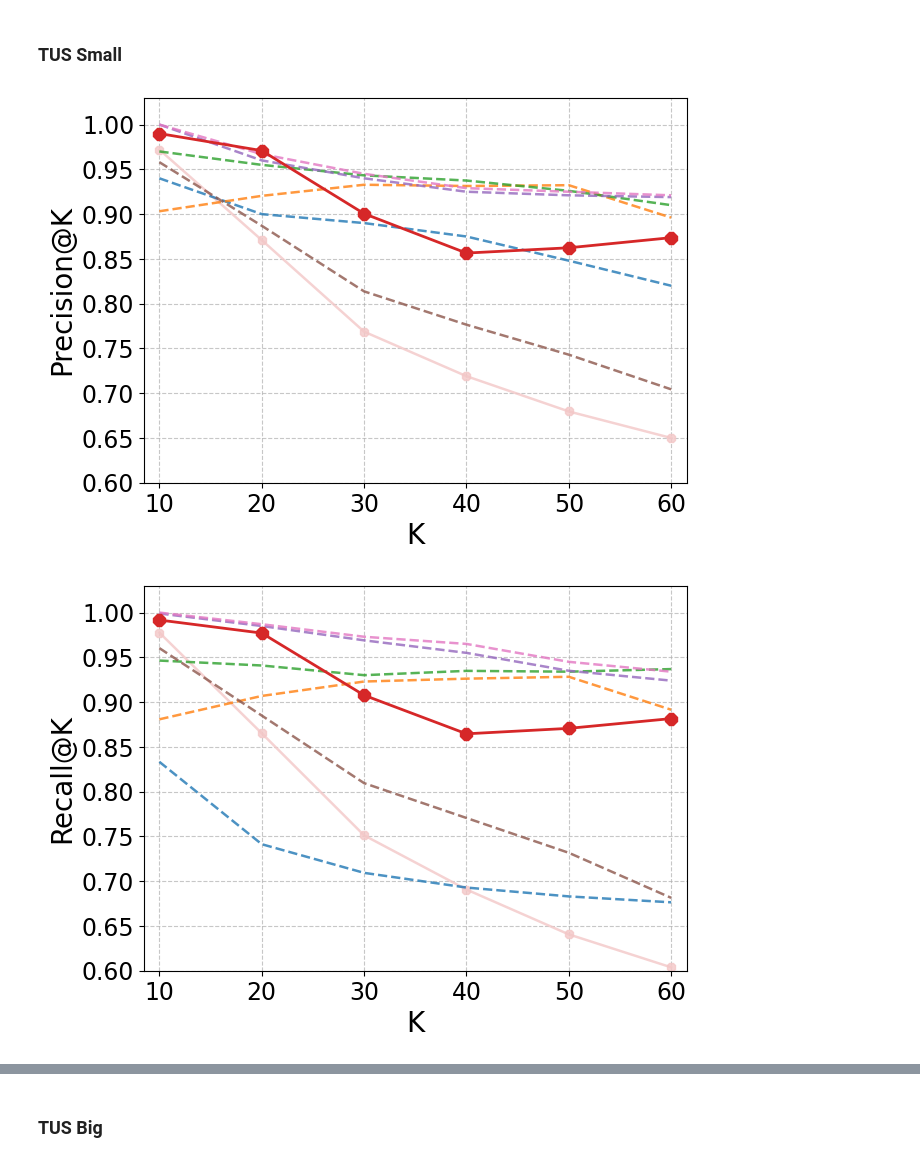
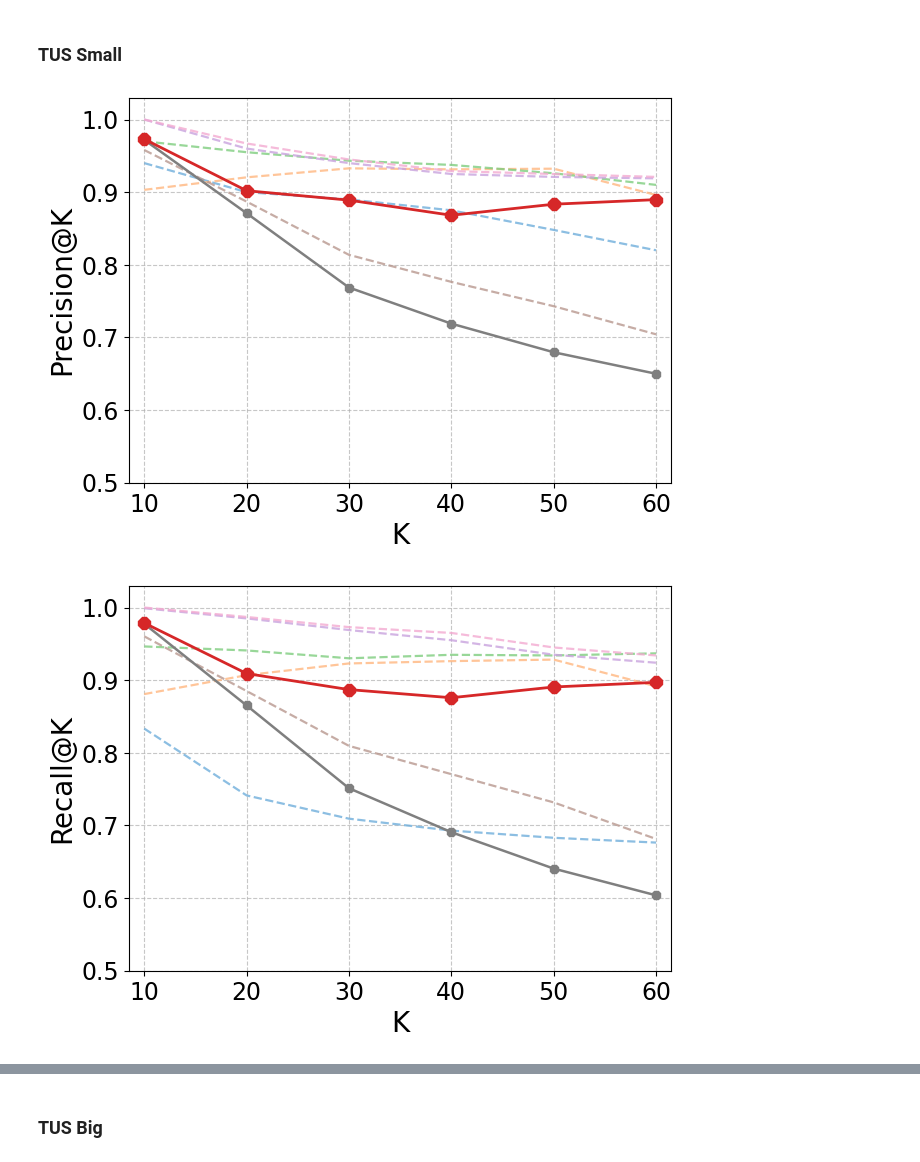
Before and after one commit to dtim-upc/FREYJA, a Jupyter notebook: experiments/notebooks/plots_and_statistical_analyses.ipynb, the cells around one changed output, grey strips where cells are left out. Cells and saved outputs as stored; diff of their text form; code cells hidden in the pictures.

```diff
--- a/experiments/notebooks/plots_and_statistical_analyses.ipynb
+++ b/experiments/notebooks/plots_and_statistical_analyses.ipynb
@@ -25,26 +25,15 @@ data = {
     }
 }
 colors = [
-    "#bfbfbf",  # pale gray
+    "#d62728",  # red
+    "#7f7f7f",  # pale gray
     "#6faedb",  # pale blue
     "#ffb780",  # pale orange
     "#7fcd7f",  # pale green
     "#c9a3de",  # pale purple
     "#b8988f",  # pale brown
     "#f3aad1",  # pale pink
-    "#d62728",  # red
 ]
-
-colors = [
-    "#d62728", # red
-    "#7f7f7f", # grey
-    "#1f77b4", # blue
-    "#ff7f0e", # orange
-    "#2ca02c", # green
-    "#9467bd", # purple
-    "#8c564b", # brown
-    "#e377c2", # pink
-]
 # %%
 # Get method names from the data dictionary (first metric as reference)
 method_labels = list(next(iter(data.values())).keys())
@@ -74,5 +63,5 @@ plt.close()
 # %%
-def plot_metric(metric_name, methods, x, save="", outdir=".", ybottom=0.6, ytop=1.03):
+def plot_metric(metric_name, methods, x, save="", outdir=".", ybottom=0.5, ytop=1.03):
     """
     Plots a single metric and optionally saves it as a PNG file.
 
@@ -89,13 +78,13 @@ def plot_metric(metric_name, methods, x, save="", outdir=".", ybottom=0.6, ytop=
     for (method, values), marker, ls, color in zip(
         methods.items(), markers, linestyles, colors
     ):
-        if method == "Freyja":  # Highlight your system
+        if method == "Freyja":
             plt.plot(
                 x, values,
                 marker=marker, linestyle=ls, color=color, linewidth=2,
                 label=method, zorder=10, markersize=9,
             )
-        elif method == "Freyja no K":
+        elif method == "MJ":
             plt.plot(
                 x, values,
                 marker=marker, linestyle=ls, color=color, linewidth=1.8,
@@ -213,48 +188,48 @@ def plot_tus_small():
 
     data = {
         "Precision@K": {
-            "Freyja no K": [0.972, 0.871, 0.7687, 0.719, 0.6796, 0.65],
+            "Freyja": [0.973, 0.902, 0.889, 0.8682, 0.8834, 0.8897],
+            "MJ": [0.972, 0.871, 0.7687, 0.719, 0.6796, 0.65],
             "Santos": [0.94, 0.9, 0.89, 0.875, 0.848, 0.82],
             "D3L": [0.9032, 0.9204, 0.9328, 0.9314, 0.9323, 0.8961],
             "WarpGate": [0.97, 0.955, 0.9433, 0.9375, 0.926, 0.91],
             "Starmie": [1.0, 0.96, 0.94, 0.925, 0.921, 0.919],
             "DeepJoin": [0.958, 0.887, 0.8137, 0.7765, 0.743, 0.7043],
             "KGLiDS": [1.0, 0.967, 0.945, 0.929, 0.925, 0.921],
-            "Freyja": [0.99, 0.9709, 0.9005, 0.8565, 0.8624, 0.8737],
             # "Freyja with J": = [0.972, 0.9095, 0.8557, 0.8642, 0.8734, 0.8838],
             # "Freyja with C" = [0.973, 0.909, 0.836, 0.7653, 0.6872, 0.6352]
         },
         "Recall@K" : {
-            "Freyja no K": [0.9776, 0.8652, 0.7512, 0.6907, 0.6406, 0.6038],
+            "Freyja": [0.9787, 0.9091, 0.887, 0.8758, 0.8906, 0.897],
+            "MJ": [0.9776, 0.8652, 0.7512, 0.6907, 0.6406, 0.6038],
             "Santos": [0.8333, 0.7413, 0.7093, 0.6929, 0.6830, 0.6764],
             "D3L": [0.8808, 0.9069, 0.9230, 0.9262, 0.9283, 0.8915],
             "WarpGate": [0.9464, 0.9409, 0.9301, 0.9349, 0.934, 0.9369],
             "Starmie": [0.999, 0.985, 0.969, 0.955, 0.935, 0.924],
             "DeepJoin": [0.9603, 0.885, 0.8095, 0.7706, 0.7317, 0.6814],
             "KGLiDS": [1, 0.987, 0.973, 0.965, 0.945, 0.934],
-            "Freyja": [0.9917, 0.9771, 0.9077, 0.8646, 0.8707, 0.8816],
             # "Freyja with J": = [0.9779, 0.9167, 0.8636, 0.872, 0.8811, 0.8911],
             # "Freyja with C" = [0.9787, 0.9162, 0.8385, 0.7588, 0.6657, 0.6037]
 
         },
         "MAP@K" : {
-            "Freyja no K": [0.9813, 0.9786, 0.9746, 0.9558, 0.9485, 0.9467],
+            "Freyja": [0.9803, 0.9778, 0.9692, 0.928, 0.9155, 0.9117],
+            "MJ": [0.9013, 0.9086, 0.9046, 0.8858, 0.8485, 0.8467],
             "Santos": [0.985, 0.968, 0.972, 0.962, 0.958, 0.955],
             "D3L": [0.9544, 0.9637, 0.9701, 0.9688, 0.9654, 0.9354],
             "WarpGate": [0.97, 0.985, 0.9842, 0.9828, 0.9802, 0.9787],
             "Starmie": [0.999, 0.989, 0.981, 0.974, 0.97, 0.965],
             "DeepJoin": [0.9797, 0.9702, 0.9688, 0.9679, 0.9671, 0.966],
             "KGLiDS": [1, 0.996, 0.987, 0.981, 0.978, 0.969],
-            "Freyja": [0.99, 0.9759, 0.9747, 0.9634, 0.9384, 0.9217],
             # "Freyja with J": = [0.9799, 0.978, 0.9706, 0.9419, 0.925, 0.9171],
             # "Freyja with C" = [0.9736, 0.9739, 0.9739, 0.9738, 0.9736, 0.9735]
         }
     }
 
     for metric_name, methods in data.items():
         plot_metric(metric_name, methods, x, save="tus_small")
 
 plot_tus_small()
 # %% [output]
-[figure, old version]
+[figure, new version]
-[figure, old version]
+[figure, new version]
```
Also changed, not shown: parts of 11 cells of this notebook, 12 other files.
